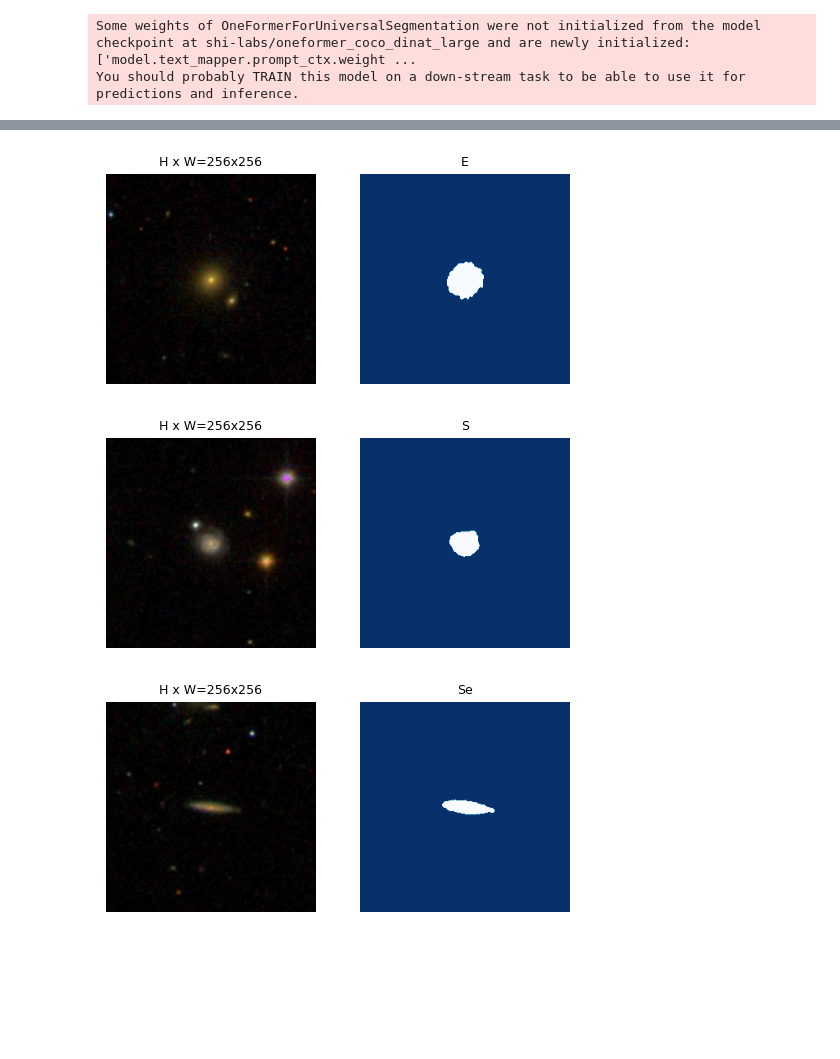
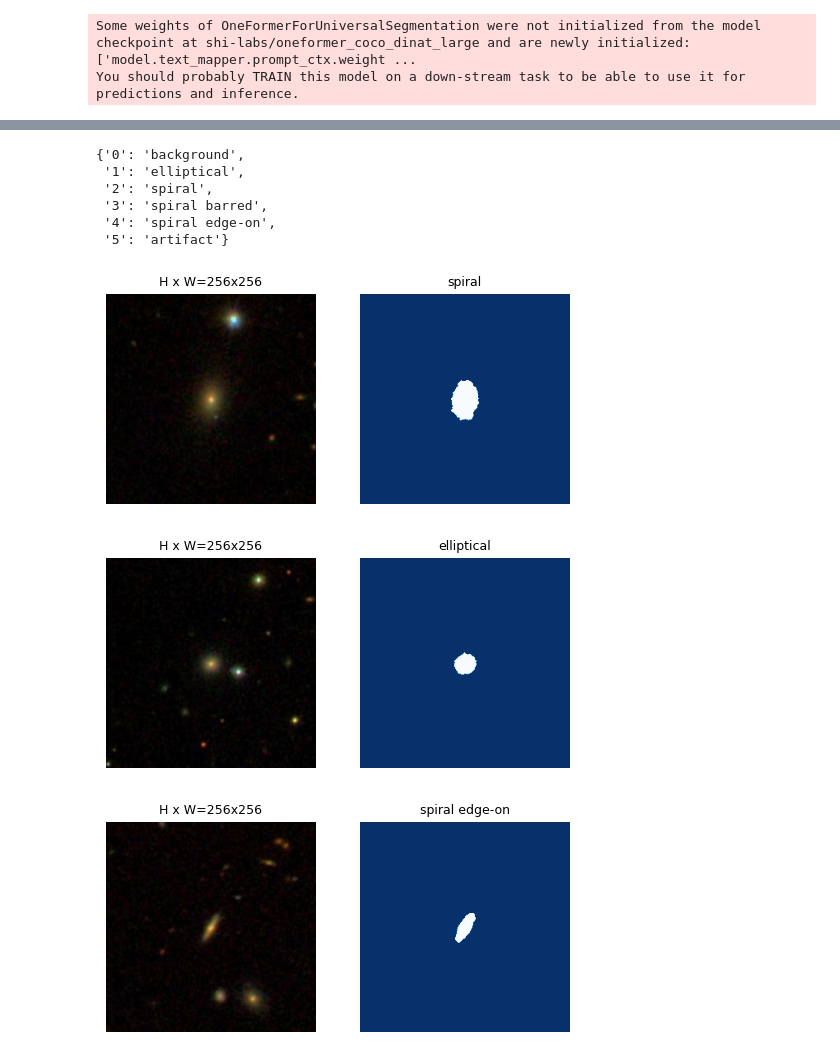
Before and after one commit to PanzaResce/galaxy_segmentation, a Jupyter notebook: notebooks/train_segmentation.ipynb, the cells around one changed output, grey strips where cells are left out. Cells and saved outputs as stored; diff of their text form; code cells hidden in the pictures; blank space fills up the shorter version.

Commit message:
OneFormer metadata and modified class names

```diff
--- a/notebooks/train_segmentation.ipynb
+++ b/notebooks/train_segmentation.ipynb
@@ -23 +19,6 @@ You should probably TRAIN this model on a down-stream task to be able to use it
+# %%
+# Metadata must be set according to the dataset through the class_info.json file. Background class must be specified as well.
+processor.image_processor.repo_path = MAIN_PROJECT_DIR
+processor.image_processor.class_info_file = os.path.join(MAIN_PROJECT_DIR, CLASS_INFO_PATH)
+processor.image_processor.metadata = prepare_metadata(load_metadata(MAIN_PROJECT_DIR, os.path.join(MAIN_PROJECT_DIR, CLASS_INFO_PATH)))
 # %%
@@ -27,8 +28,18 @@ dataset_val = GalaxyDataset(DATASET_DIR, "val", CLASS_TO_ID, processor)
 # %%
-dataset_test = GalaxyDataset(DATASET_DIR, "test", CLASS_TO_ID, processor)
+dataset_test = GalaxyDataset(DATASET_DIR, "test", processor, CLASS_INFO_PATH)
+# %%
+dataset_test.load_mask(dataset_test.image_info[10])
+dataset_test.class_mapping
+# %% [output]
+{'0': 'background',
+ '1': 'elliptical',
+ '2': 'spiral',
+ '3': 'spiral barred',
+ '4': 'spiral edge-on',
+ '5': 'artifact'}
 # %%
-display_n_samples(dataset_train, 3)
+display_n_samples(dataset_test, 3)
 # %% [output]
-[figure, old version]
+[figure, new version]
-[figure, old version]
+[figure, new version]
-[figure, old version]
+[figure, new version]
```
Also changed, not shown: parts of 4 cells of this notebook, 11 other files.
